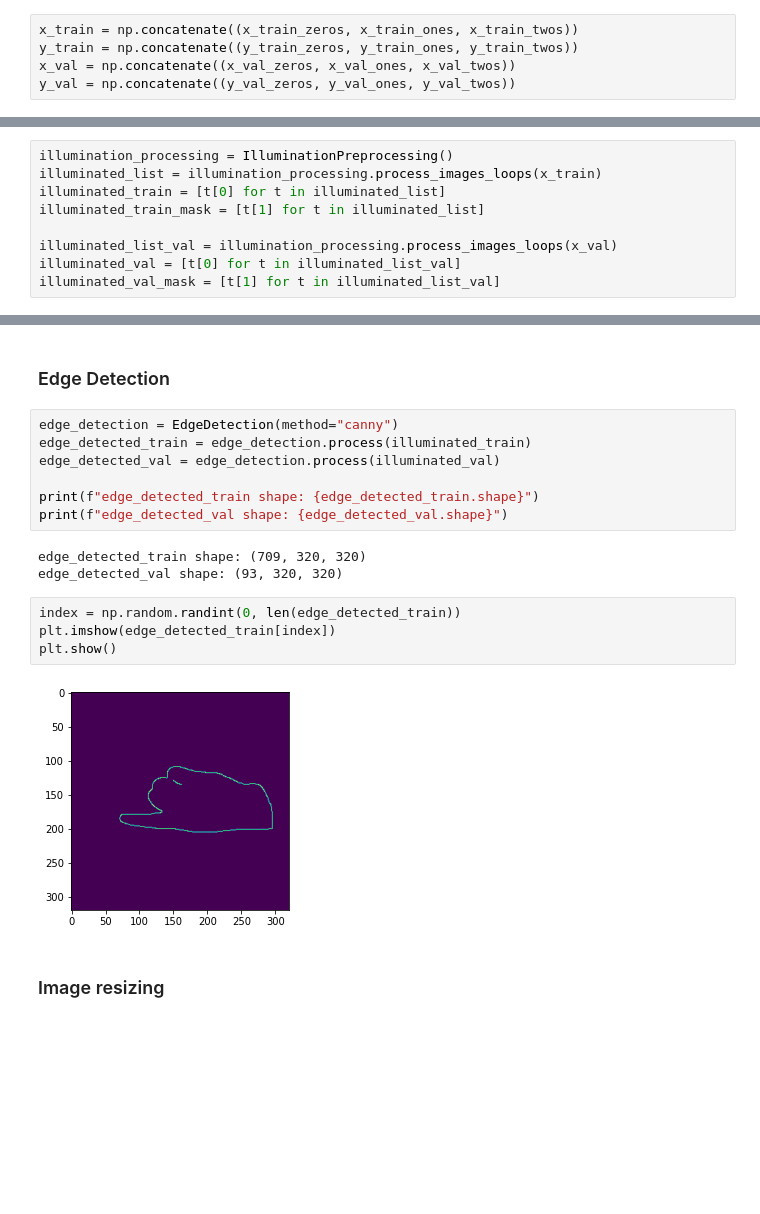
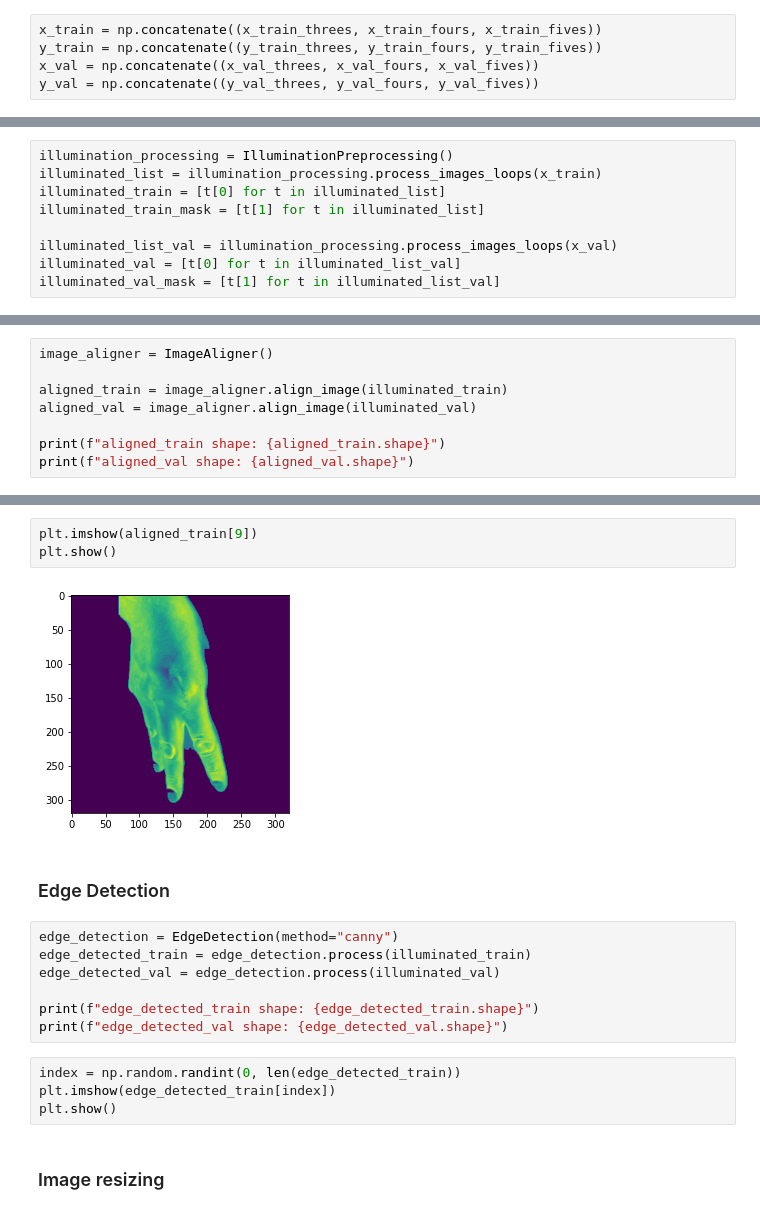
Before and after one commit to MostafaAshraf98/Project-Pattern-Recognition, a Jupyter notebook: main.ipynb, the cells around one changed output, grey strips where cells are left out. Saved outputs shown, nothing was run; the diff lists cells and outputs as text; blank space fills up the shorter version.

Commit message:
Image Aligner

```diff
--- a/main.ipynb
+++ b/main.ipynb
@@ -79,7 +80,7 @@ plt.show()
 # %% [markdown]
 ## Preprocessing
 # %%
-x_train = np.concatenate((x_train_zeros, x_train_ones, x_train_twos))
-y_train = np.concatenate((y_train_zeros, y_train_ones, y_train_twos))
-x_val = np.concatenate((x_val_zeros, x_val_ones, x_val_twos))
-y_val = np.concatenate((y_val_zeros, y_val_ones, y_val_twos))
+x_train = np.concatenate((x_train_threes, x_train_fours, x_train_fives))
+y_train = np.concatenate((y_train_threes, y_train_fours, y_train_fives))
+x_val = np.concatenate((x_val_threes, x_val_fours, x_val_fives))
+y_val = np.concatenate((y_val_threes, y_val_fours, y_val_fives))
@@ -109,0 +115,8 @@ illuminated_val_mask shape: (93, 320, 320)
+# %%
+image_aligner = ImageAligner()
+
+aligned_train = image_aligner.align_image(illuminated_train)
+aligned_val = image_aligner.align_image(illuminated_val)
+
+print(f"aligned_train shape: {aligned_train.shape}")
+print(f"aligned_val shape: {aligned_val.shape}")
@@ -110,3 +141,8 @@ illuminated_val_mask shape: (93, 320, 320)
+# %%
+plt.imshow(aligned_train[9])
+plt.show()
+# %% [output]
+[figure, added]
 # %% [markdown]
 ### Edge Detection
 # %%
@@ -116,15 +152,10 @@ edge_detected_val = edge_detection.process(illuminated_val)
 
 print(f"edge_detected_train shape: {edge_detected_train.shape}")
 print(f"edge_detected_val shape: {edge_detected_val.shape}")
-# %% [output]
-edge_detected_train shape: (709, 320, 320)
-edge_detected_val shape: (93, 320, 320)
 # %%
 index = np.random.randint(0, len(edge_detected_train))
 plt.imshow(edge_detected_train[index])
 plt.show()
-# %% [output]
-[figure, removed]
 # %% [markdown]
 ### Image resizing
 # %%
```
Also changed, not shown: parts of 11 cells of this notebook, 2 other files.
